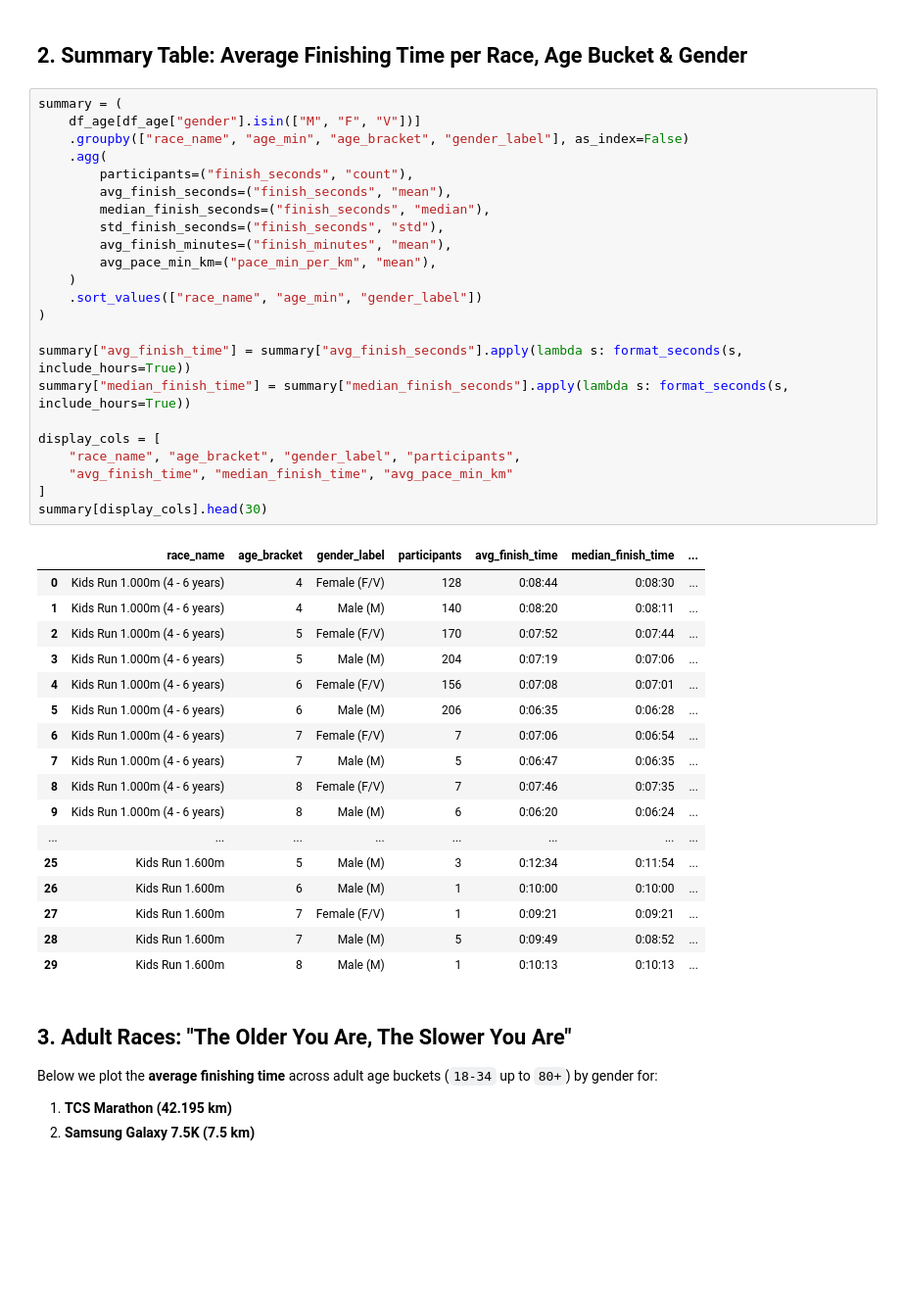
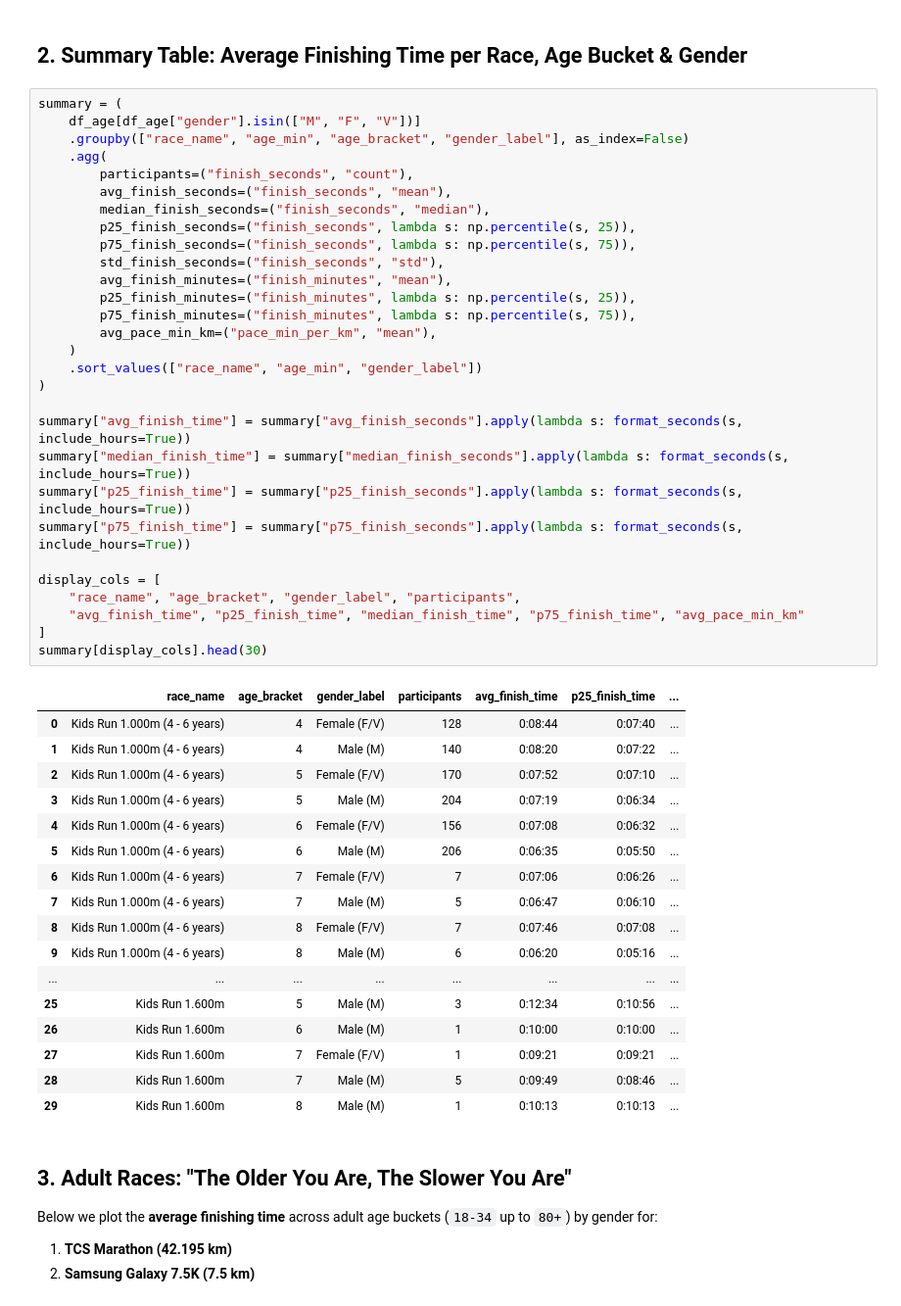
Before and after one commit to longhowlam/longhowlam.github.io, a Jupyter notebook: analysis_age_vs_finish_time.ipynb, the cells around one changed output. Shown at 98% size. Cells and saved outputs as stored; diff of their text form; blank space fills up the shorter version.

```diff
--- a/analysis_age_vs_finish_time.ipynb
+++ b/analysis_age_vs_finish_time.ipynb
@@ -126,43 +126,49 @@ Participants with valid finish time and age bracket: 16,594
 # %%
 summary = (
     df_age[df_age["gender"].isin(["M", "F", "V"])]
     .groupby(["race_name", "age_min", "age_bracket", "gender_label"], as_index=False)
     .agg(
         participants=("finish_seconds", "count"),
         avg_finish_seconds=("finish_seconds", "mean"),
         median_finish_seconds=("finish_seconds", "median"),
+        p25_finish_seconds=("finish_seconds", lambda s: np.percentile(s, 25)),
+        p75_finish_seconds=("finish_seconds", lambda s: np.percentile(s, 75)),
         std_finish_seconds=("finish_seconds", "std"),
         avg_finish_minutes=("finish_minutes", "mean"),
+        p25_finish_minutes=("finish_minutes", lambda s: np.percentile(s, 25)),
+        p75_finish_minutes=("finish_minutes", lambda s: np.percentile(s, 75)),
         avg_pace_min_km=("pace_min_per_km", "mean"),
     )
     .sort_values(["race_name", "age_min", "gender_label"])
 )
 
 summary["avg_finish_time"] = summary["avg_finish_seconds"].apply(lambda s: format_seconds(s, include_hours=True))
 summary["median_finish_time"] = summary["median_finish_seconds"].apply(lambda s: format_seconds(s, include_hours=True))
+summary["p25_finish_time"] = summary["p25_finish_seconds"].apply(lambda s: format_seconds(s, include_hours=True))
+summary["p75_finish_time"] = summary["p75_finish_seconds"].apply(lambda s: format_seconds(s, include_hours=True))
 
 display_cols = [
     "race_name", "age_bracket", "gender_label", "participants",
-    "avg_finish_time", "median_finish_time", "avg_pace_min_km"
+    "avg_finish_time", "p25_finish_time", "median_finish_time", "p75_finish_time", "avg_pace_min_km"
 ]
 summary[display_cols].head(30)
 # %% [output]
-|  | race_name | age_bracket | gender_label | participants | avg_finish_time | median_finish_time | ... |
-| 0 | Kids Run 1.000m (4 - 6 years) | 4 | Female (F/V) | 128 | 0:08:44 | 0:08:30 | ... |
-| 1 | Kids Run 1.000m (4 - 6 years) | 4 | Male (M) | 140 | 0:08:20 | 0:08:11 | ... |
-| 2 | Kids Run 1.000m (4 - 6 years) | 5 | Female (F/V) | 170 | 0:07:52 | 0:07:44 | ... |
-| 3 | Kids Run 1.000m (4 - 6 years) | 5 | Male (M) | 204 | 0:07:19 | 0:07:06 | ... |
-| 4 | Kids Run 1.000m (4 - 6 years) | 6 | Female (F/V) | 156 | 0:07:08 | 0:07:01 | ... |
-| 5 | Kids Run 1.000m (4 - 6 years) | 6 | Male (M) | 206 | 0:06:35 | 0:06:28 | ... |
-| 6 | Kids Run 1.000m (4 - 6 years) | 7 | Female (F/V) | 7 | 0:07:06 | 0:06:54 | ... |
-| 7 | Kids Run 1.000m (4 - 6 years) | 7 | Male (M) | 5 | 0:06:47 | 0:06:35 | ... |
-| 8 | Kids Run 1.000m (4 - 6 years) | 8 | Female (F/V) | 7 | 0:07:46 | 0:07:35 | ... |
-| 9 | Kids Run 1.000m (4 - 6 years) | 8 | Male (M) | 6 | 0:06:20 | 0:06:24 | ... |
+|  | race_name | age_bracket | gender_label | participants | avg_finish_time | p25_finish_time | ... |
+| 0 | Kids Run 1.000m (4 - 6 years) | 4 | Female (F/V) | 128 | 0:08:44 | 0:07:40 | ... |
+| 1 | Kids Run 1.000m (4 - 6 years) | 4 | Male (M) | 140 | 0:08:20 | 0:07:22 | ... |
+| 2 | Kids Run 1.000m (4 - 6 years) | 5 | Female (F/V) | 170 | 0:07:52 | 0:07:10 | ... |
+| 3 | Kids Run 1.000m (4 - 6 years) | 5 | Male (M) | 204 | 0:07:19 | 0:06:34 | ... |
+| 4 | Kids Run 1.000m (4 - 6 years) | 6 | Female (F/V) | 156 | 0:07:08 | 0:06:32 | ... |
+| 5 | Kids Run 1.000m (4 - 6 years) | 6 | Male (M) | 206 | 0:06:35 | 0:05:50 | ... |
+| 6 | Kids Run 1.000m (4 - 6 years) | 7 | Female (F/V) | 7 | 0:07:06 | 0:06:26 | ... |
+| 7 | Kids Run 1.000m (4 - 6 years) | 7 | Male (M) | 5 | 0:06:47 | 0:06:10 | ... |
+| 8 | Kids Run 1.000m (4 - 6 years) | 8 | Female (F/V) | 7 | 0:07:46 | 0:07:08 | ... |
+| 9 | Kids Run 1.000m (4 - 6 years) | 8 | Male (M) | 6 | 0:06:20 | 0:05:16 | ... |
 | ... | ... | ... | ... | ... | ... | ... | ... |
-| 25 | Kids Run 1.600m | 5 | Male (M) | 3 | 0:12:34 | 0:11:54 | ... |
+| 25 | Kids Run 1.600m | 5 | Male (M) | 3 | 0:12:34 | 0:10:56 | ... |
 | 26 | Kids Run 1.600m | 6 | Male (M) | 1 | 0:10:00 | 0:10:00 | ... |
 | 27 | Kids Run 1.600m | 7 | Female (F/V) | 1 | 0:09:21 | 0:09:21 | ... |
-| 28 | Kids Run 1.600m | 7 | Male (M) | 5 | 0:09:49 | 0:08:52 | ... |
+| 28 | Kids Run 1.600m | 7 | Male (M) | 5 | 0:09:49 | 0:08:46 | ... |
 | 29 | Kids Run 1.600m | 8 | Male (M) | 1 | 0:10:13 | 0:10:13 | ... |
 # %% [markdown]
 ## 3. Adult Races: "The Older You Are, The Slower You Are"
```
Also changed, not shown: parts of 7 cells of this notebook.
